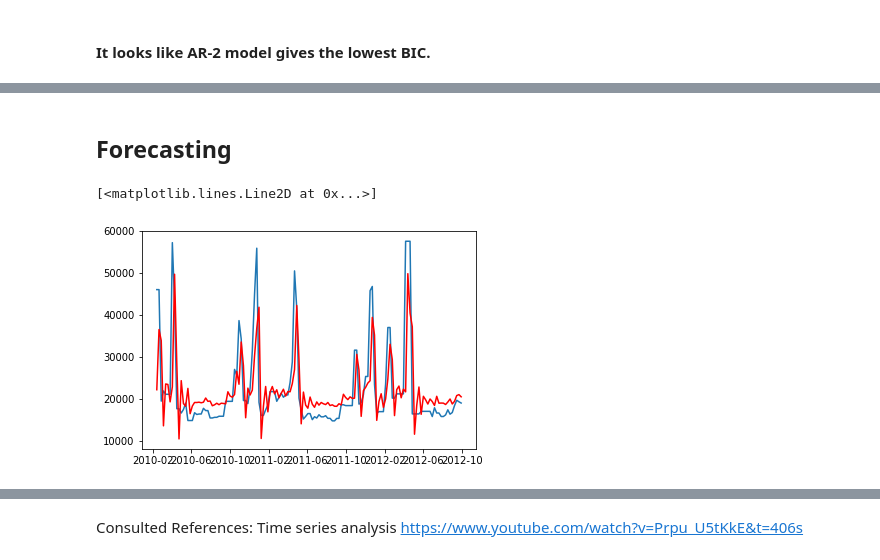
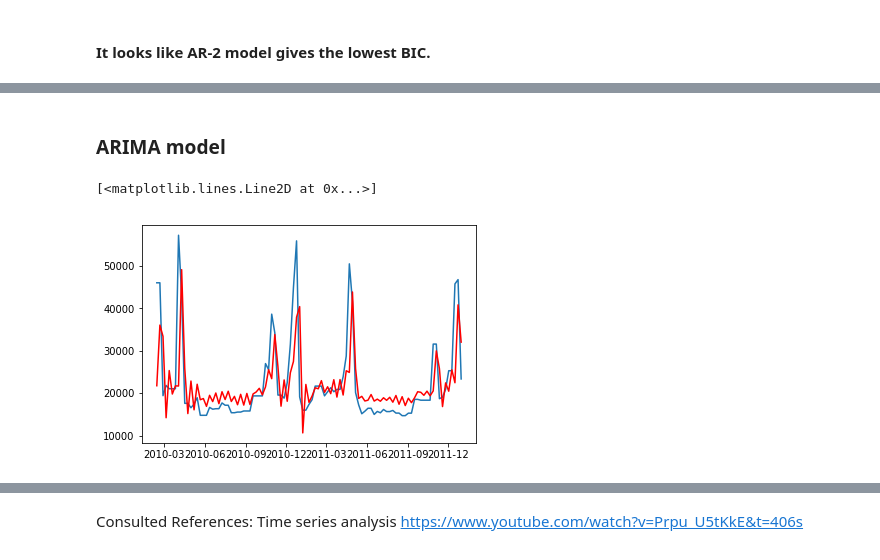
Before and after one commit to ddronamraju/DataScienceTrack, a Jupyter notebook: CapstoneProject 2-Walmart Sales Forecast/Walmart Store Sales Forecasting v3.ipynb, the cells around one changed output, grey strips where cells are left out. Cells and saved outputs as stored; diff of their text form; code cells hidden in the pictures.

```diff
--- a/CapstoneProject 2-Walmart Sales Forecast/Walmart Store Sales Forecasting v3.ipynb
+++ b/CapstoneProject 2-Walmart Sales Forecast/Walmart Store Sales Forecasting v3.ipynb
@@ -368,11 +369,12 @@ plt.plot(results_ARIMA.fittedvalues, color='red')
-# %% [markdown]
-## Forecasting
-# %%
-predictions_ARIMA = pd.Series(results_ARIMA.fittedvalues, copy=True)
-
-plt.plot(store1_dept1_up_week_sales)
-plt.plot(predictions_ARIMA,color='r')
-#plt.title('RMSE: %.4f'% np.sqrt(sum((predictions_ARIMA_log-store1_dept1_up_week_sales)**2)/len(ts)))
-# %% [output]
-[<matplotlib.lines.Line2D at 0x...>]
-[figure, removed]
+# %% [markdown]
+### ARIMA model
+# %%
+model = ARIMA(store1_dept1_up_week_sales_train, order=(2, 0, 2))
+results_ARIMA = model.fit(disp=-1)
+plt.plot(store1_dept1_up_week_sales_train)
+plt.plot(results_ARIMA.fittedvalues, color='red')
+
+#plt.title('RSS: %.4f'% sum((results_ARIMA.fittedvalues-ts_log_diff)**2))
+# %% [output]
+[<matplotlib.lines.Line2D at 0x...>]
+[figure, added]
```
Also changed, not shown: parts of 72 cells of this notebook, 9 other files.
